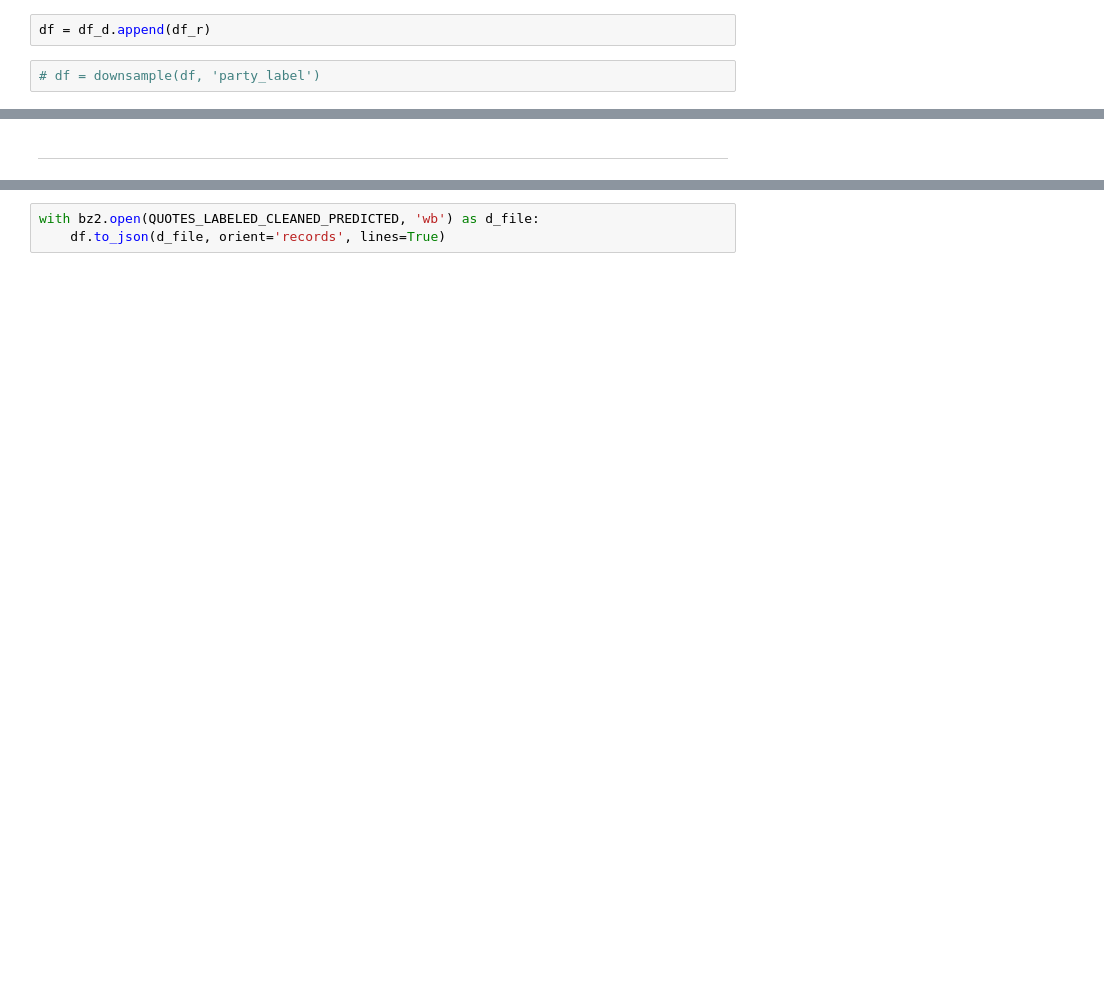
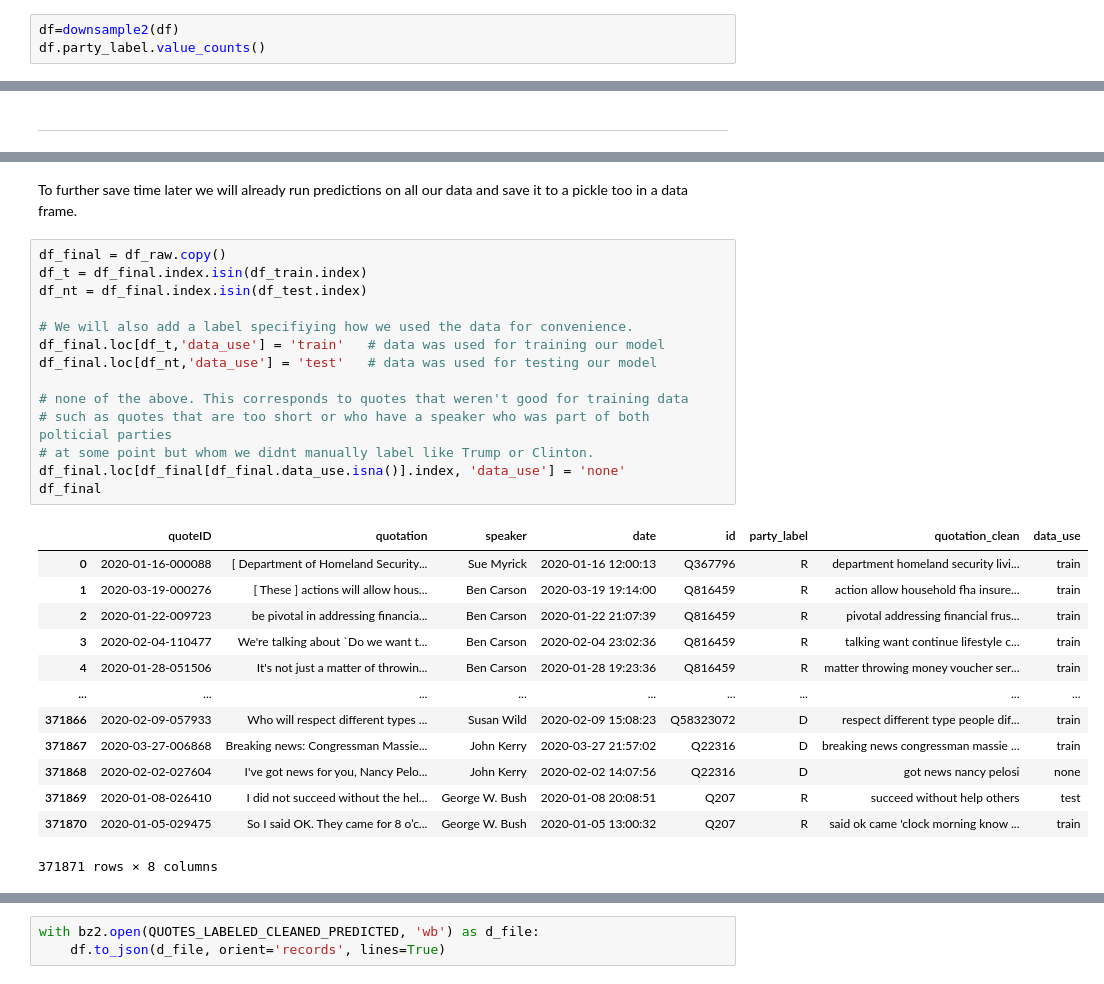
Before and after one commit to epfl-ada/ada-2021-project-mmng, a Jupyter notebook: part3_2-model_training.ipynb, the cells around one changed output, grey strips where cells are left out. Cells and saved outputs as stored; diff of their text form; blank space fills up the shorter version.

```diff
--- a/part3_2-model_training.ipynb
+++ b/part3_2-model_training.ipynb
@@ -104,4 +88,3 @@ df_d
-# %%
-df = df_d.append(df_r)
 # %%
-# df = downsample(df, 'party_label')
+df=downsample2(df)
+df.party_label.value_counts()
@@ -331,0 +189,31 @@ array([[0.6369649 , 0.3630351 ],
+# %% [markdown]
+To further save time later we will already run predictions on all our data and save it to a pickle too
+in a data frame.
+# %%
+df_final = df_raw.copy()
+df_t = df_final.index.isin(df_train.index)
+df_nt = df_final.index.isin(df_test.index)
+
+# We will also add a label specifiying how we used the data for convenience.
+df_final.loc[df_t,'data_use'] = 'train'   # data was used for training our model
+df_final.loc[df_nt,'data_use'] = 'test'   # data was used for testing our model
+
+# none of the above. This corresponds to quotes that weren't good for training data
+# such as quotes that are too short or who have a speaker who was part of both polticial parties
+# at some point but whom we didnt manually label like Trump or Clinton.
+df_final.loc[df_final[df_final.data_use.isna()].index, 'data_use'] = 'none'
+df_final
+# %% [output]
+|  | quoteID | quotation | speaker | date | id | party_label | quotation_clean | data_use |
+| 0 | 2020-01-16-000088 | [ Department of Homeland Security... | Sue Myrick | 2020-01-16 12:00:13 | Q367796 | R | department homeland security livi... | train |
+| 1 | 2020-03-19-000276 | [ These ] actions will allow hous... | Ben Carson | 2020-03-19 19:14:00 | Q816459 | R | action allow household fha insure... | train |
+| 2 | 2020-01-22-009723 | be pivotal in addressing financia... | Ben Carson | 2020-01-22 21:07:39 | Q816459 | R | pivotal addressing financial frus... | train |
+| 3 | 2020-02-04-110477 | We're talking about `Do we want t... | Ben Carson | 2020-02-04 23:02:36 | Q816459 | R | talking want continue lifestyle c... | train |
+| 4 | 2020-01-28-051506 | It's not just a matter of throwin... | Ben Carson | 2020-01-28 19:23:36 | Q816459 | R | matter throwing money voucher ser... | train |
+| ... | ... | ... | ... | ... | ... | ... | ... | ... |
+| 371866 | 2020-02-09-057933 | Who will respect different types ... | Susan Wild | 2020-02-09 15:08:23 | Q58323072 | D | respect different type people dif... | train |
+| 371867 | 2020-03-27-006868 | Breaking news: Congressman Massie... | John Kerry | 2020-03-27 21:57:02 | Q22316 | D | breaking news congressman massie ... | train |
+| 371868 | 2020-02-02-027604 | I've got news for you, Nancy Pelo... | John Kerry | 2020-02-02 14:07:56 | Q22316 | D | got news nancy pelosi | none |
+| 371869 | 2020-01-08-026410 | I did not succeed without the hel... | George W. Bush | 2020-01-08 20:08:51 | Q207 | R | succeed without help others | test |
+| 371870 | 2020-01-05-029475 | So I said OK. They came for 8 o’c... | George W. Bush | 2020-01-05 13:00:32 | Q207 | R | said ok came 'clock morning know ... | train |
+371871 rows × 8 columns
```
Also changed, not shown: parts of 49 cells of this notebook, 1 other file.
